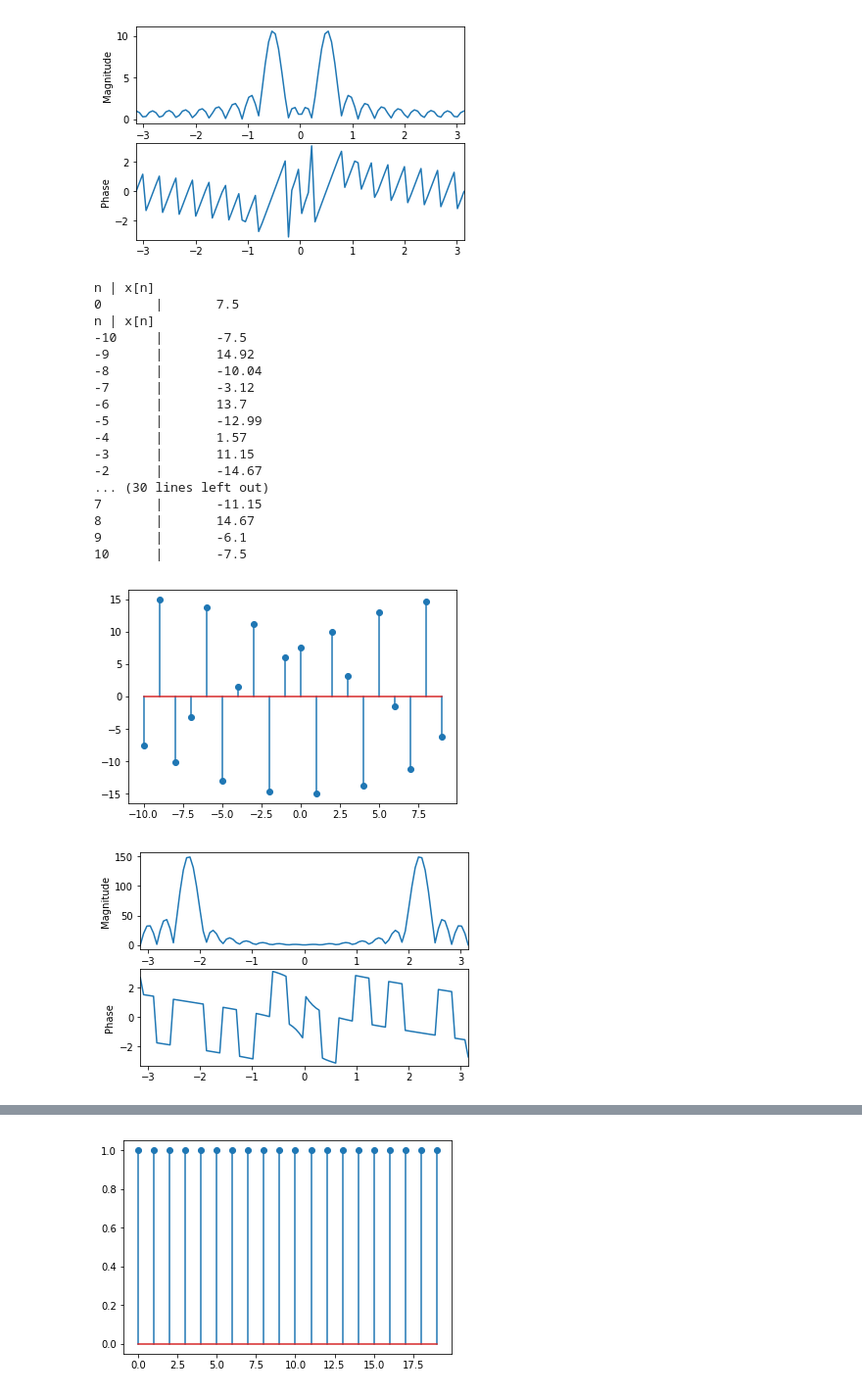
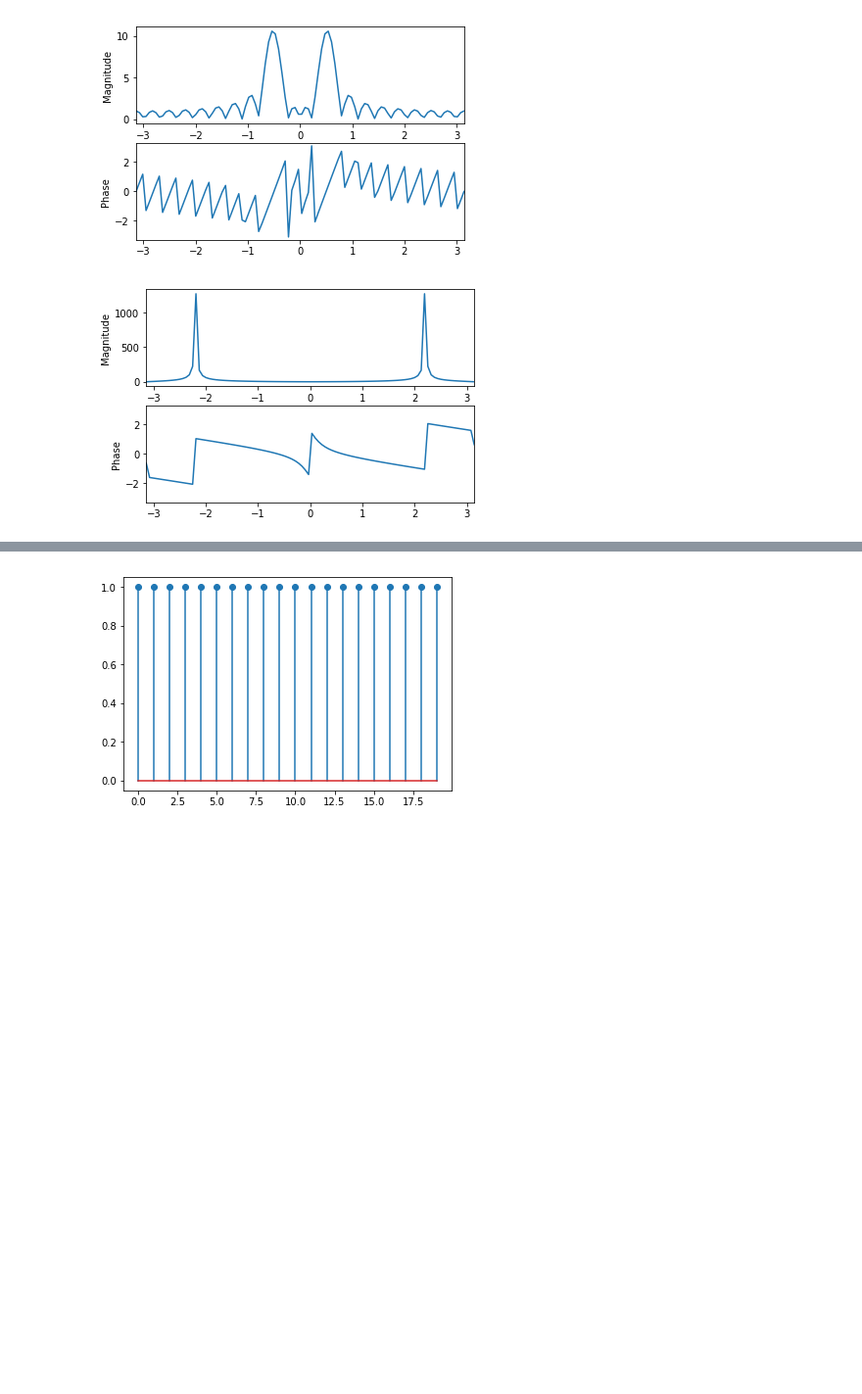
Before and after one commit to Eric-w-H/signals_functions, a Jupyter notebook: Signals_WKBK.ipynb, the cells around one changed output, grey strips where cells are left out. Shown at 98% size. Drawn from its saved outputs; the diff is of its cells as text; code cells hidden in the pictures; blank space fills up the shorter version.

```diff
--- a/Signals_WKBK.ipynb
+++ b/Signals_WKBK.ipynb
@@ -112,33 +127,10 @@ DTFT(qq)
 [figure]
 # %%
 z = gen_signal(0,0,lambda n: 15*np.cos(0.7 * np.pi * n + np.pi/3))
-print_signal(z)
-change_range(z, -10,10)
-print_signal(z)
-y = convolve(z, gen_signal(0,0, signal=impulse))
-print_signal(y)
-graph_signal(y)
-DTFT(y)
+change_range(z, -100,100)
+DTFT(z)
 # %% [output]
-n | x[n]
-0       |       7.5
-n | x[n]
--10     |       -7.5
--9      |       14.92
--8      |       -10.04
--7      |       -3.12
--6      |       13.7
--5      |       -12.99
--4      |       1.57
--3      |       11.15
--2      |       -14.67
-... (30 lines left out)
-7       |       -11.15
-8       |       14.67
-9       |       -6.1
-10      |       -7.5
-[figure, old version]
+[figure, new version]
-[figure, removed]
 # %%
 w1 = np.pi/4
 w2 = 3 * np.pi/4
```
Also changed, not shown: parts of 4 cells of this notebook.
